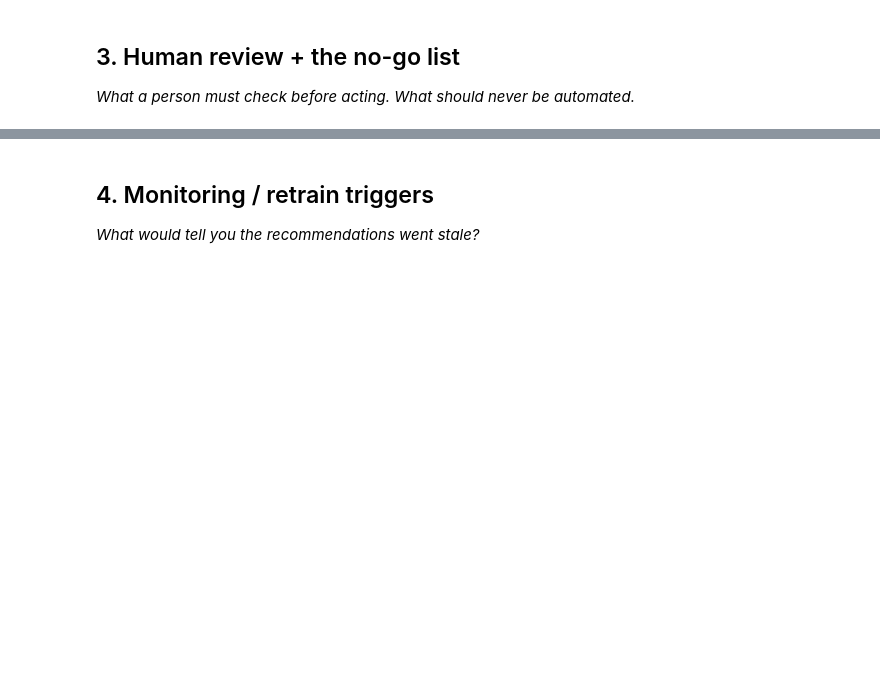
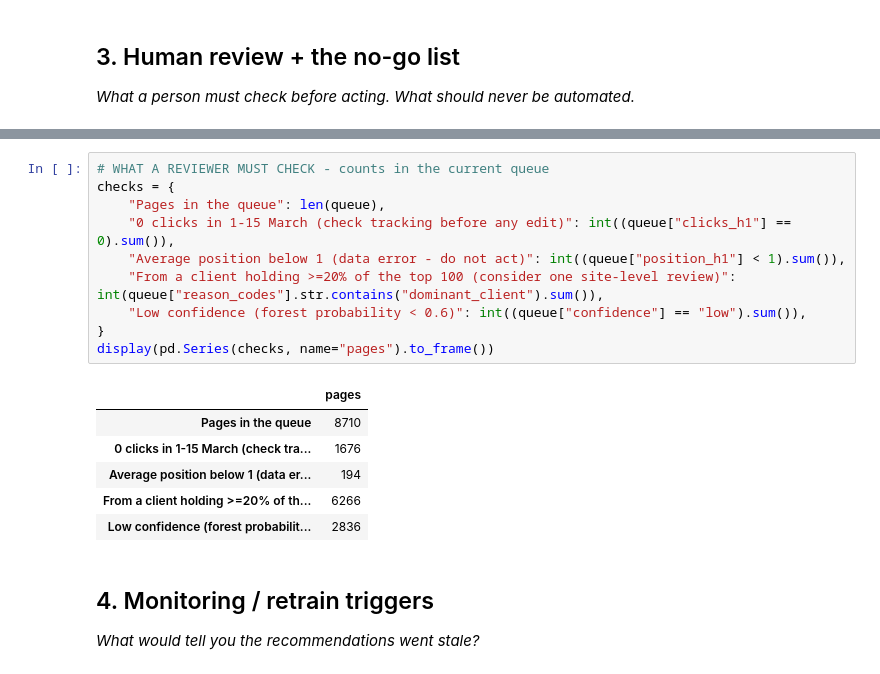
Before and after one commit to jjcodes999/flyrank-ml-repo, a Jupyter notebook: work/notebooks/w07_action_playbook.ipynb, the cells around one changed output, grey strips where cells are left out. Saved outputs shown, nothing was run; the diff lists cells and outputs as text; blank space fills up the shorter version.

```diff
--- a/work/notebooks/w07_action_playbook.ipynb
+++ b/work/notebooks/w07_action_playbook.ipynb
@@ -213,3 +288,20 @@ Pages with a known creation date: 75817 of 75817
+# %%
+# WHAT A REVIEWER MUST CHECK - counts in the current queue
+checks = {
+    "Pages in the queue": len(queue),
+    "0 clicks in 1-15 March (check tracking before any edit)": int((queue["clicks_h1"] == 0).sum()),
+    "Average position below 1 (data error - do not act)": int((queue["position_h1"] < 1).sum()),
+    "From a client holding >=20% of the top 100 (consider one site-level review)": int(queue["reason_codes"].str.contains("dominant_client").sum()),
+    "Low confidence (forest probability < 0.6)": int((queue["confidence"] == "low").sum()),
+}
+display(pd.Series(checks, name="pages").to_frame())
+# %% [output]
+|  | pages |
+| Pages in the queue | 8710 |
+| 0 clicks in 1-15 March (check tra... | 1676 |
+| Average position below 1 (data er... | 194 |
+| From a client holding >=20% of th... | 6266 |
+| Low confidence (forest probabilit... | 2836 |
 # %% [markdown]
 ## 4. Monitoring / retrain triggers
 
```
Also changed, not shown: parts of 5 cells of this notebook.
